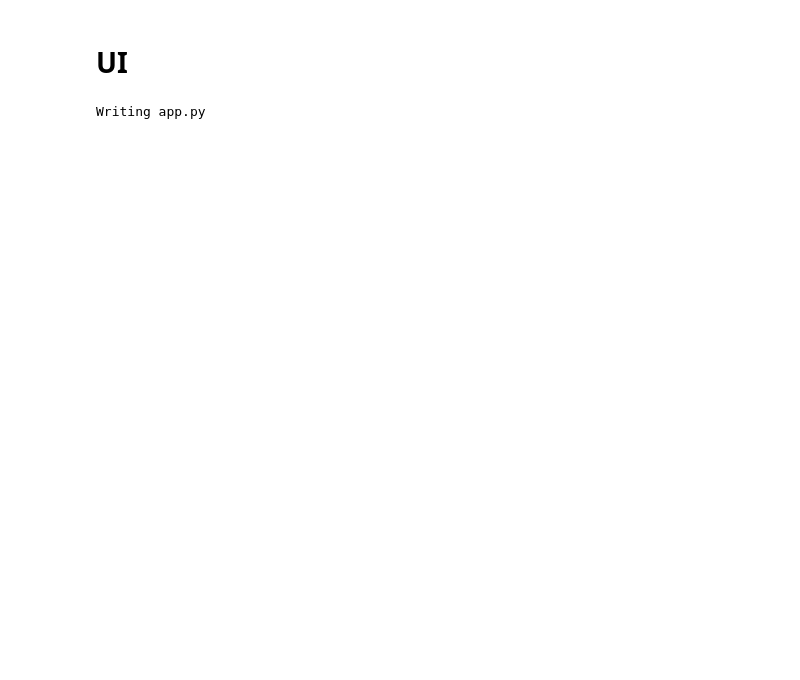
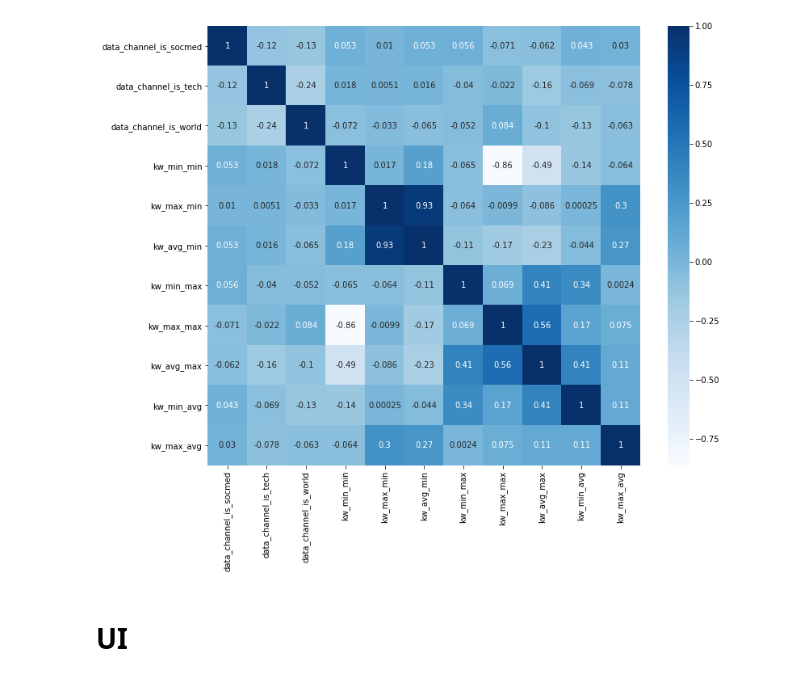
Before and after one commit to onshimiye/codexek, a Jupyter notebook: app.ipynb, the cells around one changed output. Drawn from its saved outputs; the diff is of its cells as text; code cells hidden in the pictures; blank space fills up the shorter version.

```diff
--- a/app.ipynb
+++ b/app.ipynb
@@ -19,7 +21,7 @@ def load_dataset(name):
         print("An exception occurred")
         return None
 # %%
-dataset = load_dataset('iris.csv')
+dataset = load_dataset('news_popularity.csv')
 # %%
 def dataset_head(dataset):
     print('This shows the top 5 fields of a dataset')
@@ -94,64 +118,15 @@ Number of rows: 150
+# %%
+def correlation_graph(dataset, columns=None):
+    if columns == None:
+        columns = dataset.columns.values.tolist()
+    plt.figure(figsize=(12,10))
+    cor = dataset[columns].corr()
+    sns.heatmap(cor, annot=True, cmap=plt.cm.Blues)
+    plt.show()
+# %%
+correlation_graph(dataset, ['data_channel_is_socmed', 'data_channel_is_tech', 'data_channel_is_world', 'kw_min_min', 'kw_max_min', 'kw_avg_min', 'kw_min_max', 'kw_max_max', 'kw_avg_max', 'kw_min_avg', 'kw_max_avg'])
+# correlation_graph(dataset)
+# %% [output]
+[figure, added]
 # %% [markdown]
 # UI
-# %%
-%%writefile app.py
-import streamlit as st
-import numpy as np
-
-def load_dataset(name):
-    try:
-        dataset = pd.read_csv('datasets/{}'.format(name))
-        return dataset
-    except Exception as err:
-        print(type(err))
-        print(err.args)
-        print(inst)
-        print("An exception occurred")
-        return None
-
-def dataset_head(dataset):
-    print('This shows the top 5 fields of a dataset')
-    return dataset.head()
-
-def dataset_tail(dataset):
-    print('This shows the bottom 5 fields of a dataset')
-    return dataset.tail()
-
-def dataset_shape(dataset):
-    print('This shows the dimensions of a dataset')
-    return dataset.shape
-
-def dataset_info(dataset):
-    print('This shows the datatypes and count of empty fields for each column of a dataset')
-    return dataset.info()
-
-def dataset_stats(dataset):
-    print('This shows the basic statistics of numerical columns/feature of a dataset')
-    return dataset.describe()
-
-def understand_dataset(dataset):
-    st.write(dataset_head(dataset))
-    st.write(dataset_tail(dataset))
-    st.write(dataset_shape(dataset))
-    st.write(dataset_info(dataset))
-    st.write(dataset_stats(dataset))
-
-st.title("Trying out Streamlit")
-
-st.write("Choose between the available datasets")
-
-if st.button("Iris"):
-    dataset = load_dataset('iris.csv')
-
-elif st.button('Boston House Prices'):
-    dataset = load_dataset('boston_house_prices.csv')
-
-understand_dataset(dataset)
-
-
-
-
-if __name__=='__main__':
-    main()
-# %% [output]
-Writing app.py
```
Also changed, not shown: parts of 11 cells of this notebook, 4 other files.
